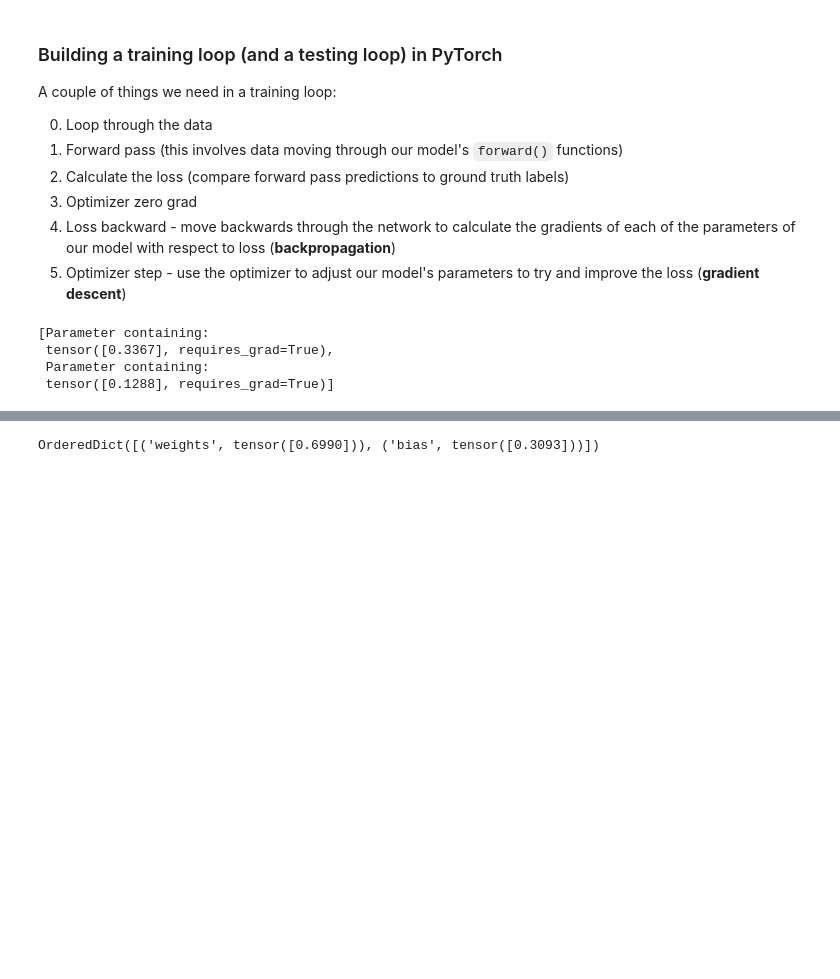
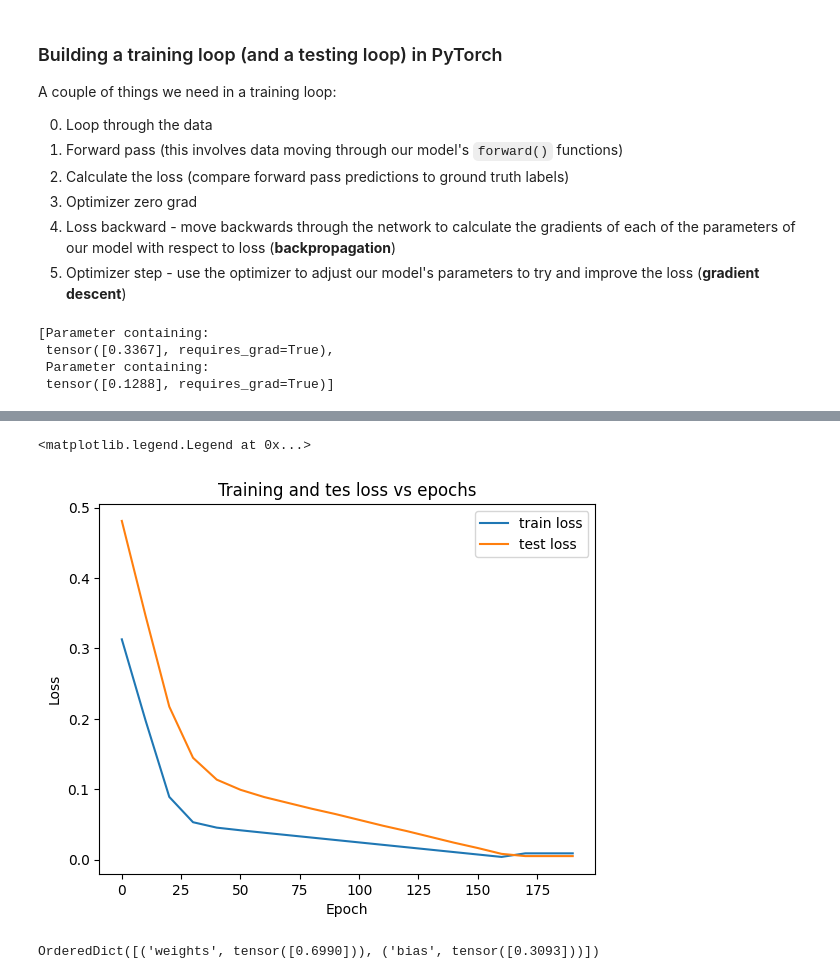
Before and after one commit to danhenriquex/Data-Science-PyTorch, a Jupyter notebook: PyTorch_Workflow.ipynb, the cells around one changed output, grey strips where cells are left out. Drawn from its saved outputs; the diff is of its cells as text; code cells hidden in the pictures; blank space fills up the shorter version.

```diff
--- a/PyTorch_Workflow.ipynb
+++ b/PyTorch_Workflow.ipynb
@@ -299,7 +301,10 @@ list(model_0.eval().parameters())
 torch.manual_seed(42)
 
 # An epoch is one loop through the data...
-epochs = 100
+epochs = 200
+epoch_count = []
+loss_values = []
+test_loss_values = []
 
 ### Training
 
@@ -336,6 +341,9 @@ for epoch in range(epochs):
       test_loss = loss_fn(test_pred, y_test)
 
     if epoch % 10 == 0:
+      epoch_count.append(epoch)
+      loss_values.append(loss)
+      test_loss_values.append(test_loss)
       print(f"Epoch: {epoch} | Loss: {loss} | Test loss: {test_loss}")
 
       print(model_0.state_dict())
@@ -363,3 +368,17 @@ OrderedDict([('weights', tensor([0.6951])), ('bias', tensor([0.2993]))])
+# %%
+loss_values_formatted = np.array(torch.tensor(loss_values).numpy())
+# %%
+# Plot the loss curves
+
+plt.plot(epoch_count, loss_values_formatted, label="train loss")
+plt.plot(epoch_count, test_loss_values, label="test loss")
+plt.title("Training and tes loss vs epochs")
+plt.ylabel("Loss")
+plt.xlabel("Epoch")
+plt.legend()
+# %% [output]
+<matplotlib.legend.Legend at 0x...>
+[figure, added]
 # %%
 with torch.inference_mode():
   y_preds_new = model_0(X_test)
```
Also changed, not shown: parts of 11 cells of this notebook, 1 other file.
